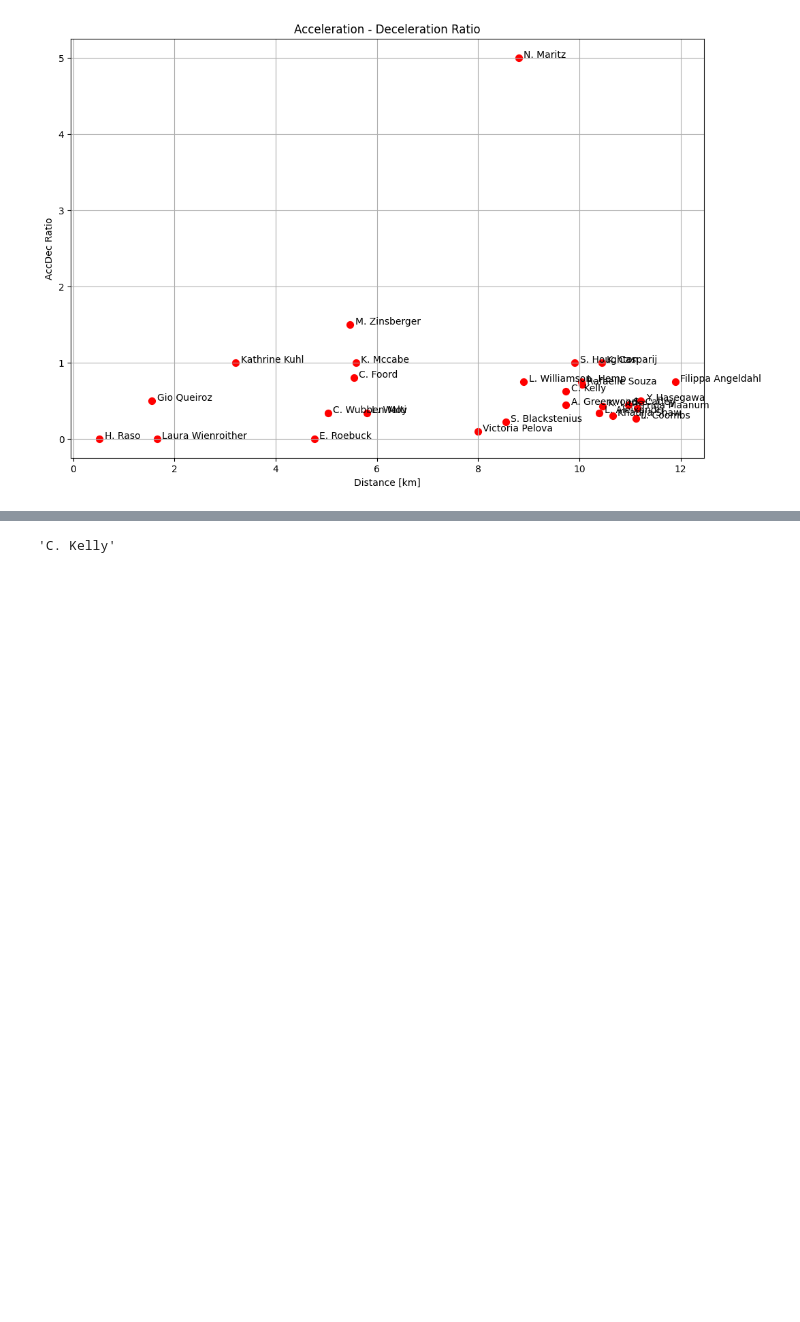
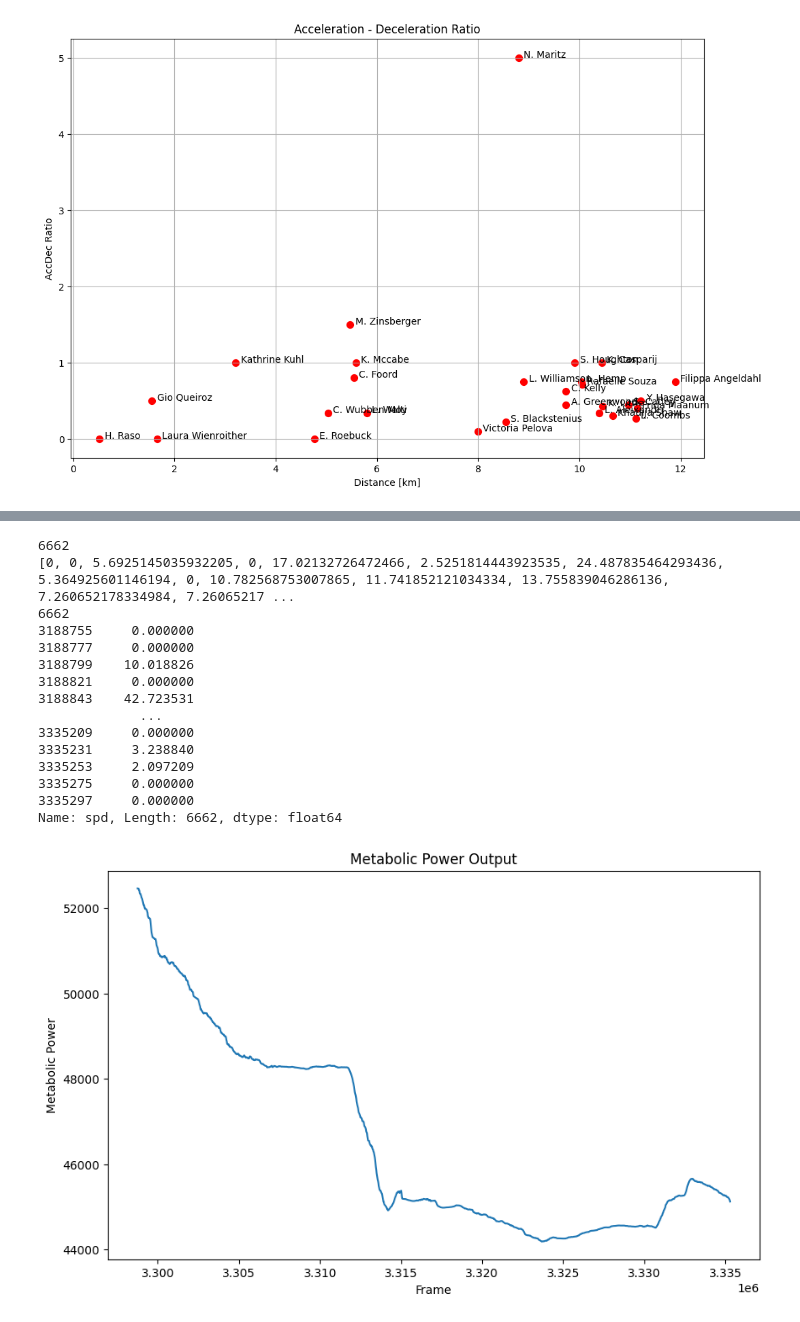
Before and after one commit to galexa05/Hays-MCFC-Hackathon, a Jupyter notebook: physical-attribute-analysis/test.ipynb, the cells around one changed output, grey strips where cells are left out. Saved outputs shown, nothing was run; the diff lists cells and outputs as text; code cells hidden in the pictures; blank space fills up the shorter version.

```diff
--- a/physical-attribute-analysis/test.ipynb
+++ b/physical-attribute-analysis/test.ipynb
@@ -383,4 +358,55 @@ plt.show()
-# %%
-home_summary[home_summary.index==1]['player_name'][1]
-# %% [output]
-'C. Kelly'
+# %%
+def split_at(s, c, n):
+    words = s.split(c)
+    return c.join(words[:n]), c.join(words[n:])
+
+#function to calculate metabolic cost
+def metabolic_cost(acc): #https://jeb.biologists.org/content/221/15/jeb182303
+    if acc > 0:
+        cost = 0.102 * ((acc ** 2 + 96.2) ** 0.5) * (4.03 * acc + 3.6 * np.exp(-0.408 * acc))
+    elif acc < 0:
+        cost = 0.102 * ((acc ** 2 + 96.2) ** 0.5) * (-0.85 * acc + 3.6 * np.exp(1.33 * acc))
+    else:
+        cost = 0
+    return cost
+
+team = info_per_player_per_match
+
+playerids = all_players_in_match
+# playerids = np.unique(list(map(lambda x: split_at(x, '_', 2)[0], playerids)))
+
+fig, ax = plt.subplots(figsize = (10, 6))
+player = 'Home_6'
+#calculate metabolic cost
+mc_temp = list(map(lambda x: metabolic_cost(info_per_player_per_match[info_per_player_per_match["player_id"] == "87dbfea7-b4c1-49ce-b210-6210f5efae55"]["Acc"].tolist()[x]), range(0, len(info_per_player_per_match[info_per_player_per_match["player_id"] == "87dbfea7-b4c1-49ce-b210-6210f5efae55"]["Acc"]))))
+print(len(mc_temp))
+print(mc_temp)
+
+#multiply it by speed
+mp_temp = mc_temp * info_per_player_per_match[info_per_player_per_match["player_id"] == "87dbfea7-b4c1-49ce-b210-6210f5efae55"]["spd"]
+#calculate rolling average
+print(len(mp_temp))
+print(mp_temp)
+test_mp = mp_temp.rolling(5000,min_periods=1).apply(lambda x : np.nansum(x)) #Use Changepoint Detection Here
+ax.plot(test_mp[5000:])
+ax.set_title('Metabolic Power Output')
+ax.set_ylabel("Metabolic Power")
+ax.set_xlabel("Frame")
+plt.show()
+# %% [output]
+6662
+[0, 0, 5.6925145035932205, 0, 17.02132726472466, 2.5251814443923535, 24.487835464293436, 5.364925601146194, 0, 10.782568753007865, 11.741852121034334, 13.755839046286136, 7.260652178334984, 7.26065217 ...
+6662
+3188755     0.000000
+3188777     0.000000
+3188799    10.018826
+3188821     0.000000
+3188843    42.723531
+             ...
+3335209     0.000000
+3335231     3.238840
+3335253     2.097209
+3335275     0.000000
+3335297     0.000000
+Name: spd, Length: 6662, dtype: float64
+[figure, added]
```
Also changed, not shown: parts of 2 cells of this notebook, 5 other files.
